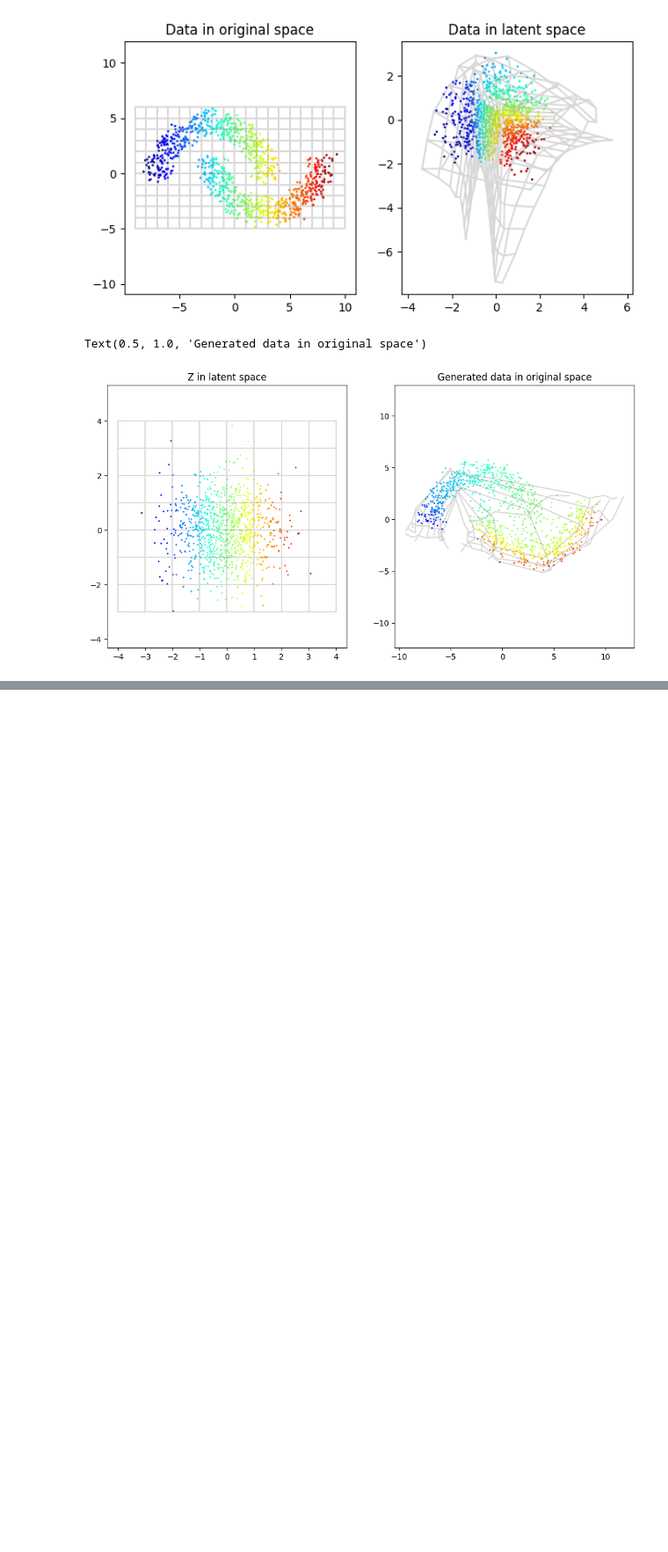
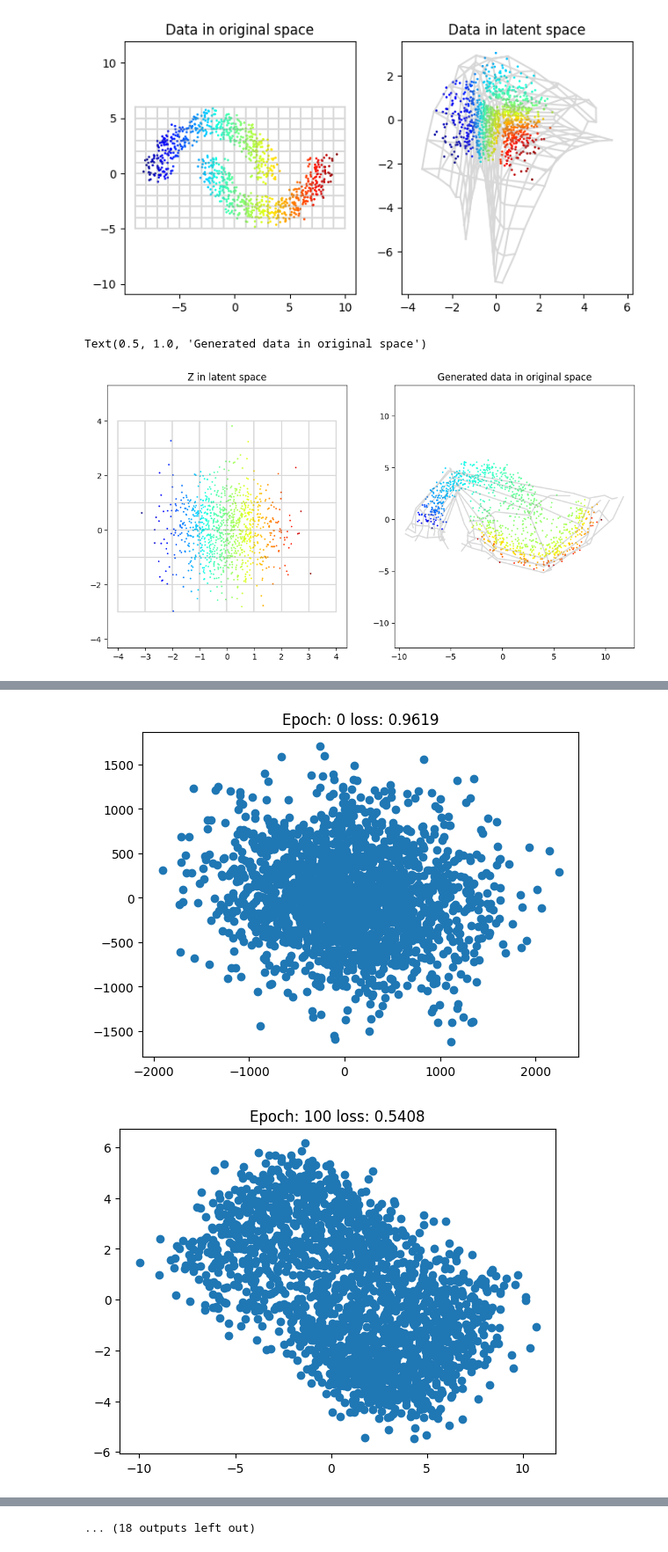
Before and after one commit to patryk-rybak/University, a Jupyter notebook: Neural Networks: Theory and Practice/Assignment5.ipynb, the cells around one changed output, grey strips where cells are left out. Shown at 88% size. Cells and saved outputs as stored; diff of their text form; code cells hidden in the pictures; blank space fills up the shorter version.

```diff
--- a/Neural Networks: Theory and Practice/Assignment5.ipynb
+++ b/Neural Networks: Theory and Practice/Assignment5.ipynb
@@ -515,0 +847,27 @@ Text(0.5, 1.0, 'Generated data in original space')
+# %%
+for i in range(3000):
+    loss_acc = 0.0
+    diffusion.train()
+    for x0, in moons_dl:
+        x0 = x0.float()
+        # x0 += torch.randn_like(x0) * 1e-3
+
+        optimizer.zero_grad()
+        loss = diffusion(x0)
+        loss.backward()
+        optimizer.step()
+
+        loss_acc += loss.item()
+
+    if i % 100 == 0:
+        diffusion.eval()
+        with torch.no_grad():
+            samples = diffusion.sample(2048)
+            samples = samples.cpu()
+
+            plt.scatter(samples[:, 0], samples[:, 1])
+            plt.title(f"Epoch: {i} loss: {loss_acc / len(moons_dl) :.4f}")
+            plt.show()
+# %% [output]
+[figure, added]
+[figure, added]
@@ -515,0 +884 @@ Text(0.5, 1.0, 'Generated data in original space')
+... (18 outputs left out)
```
Also changed, not shown: parts of 46 cells of this notebook, 1 other file.
